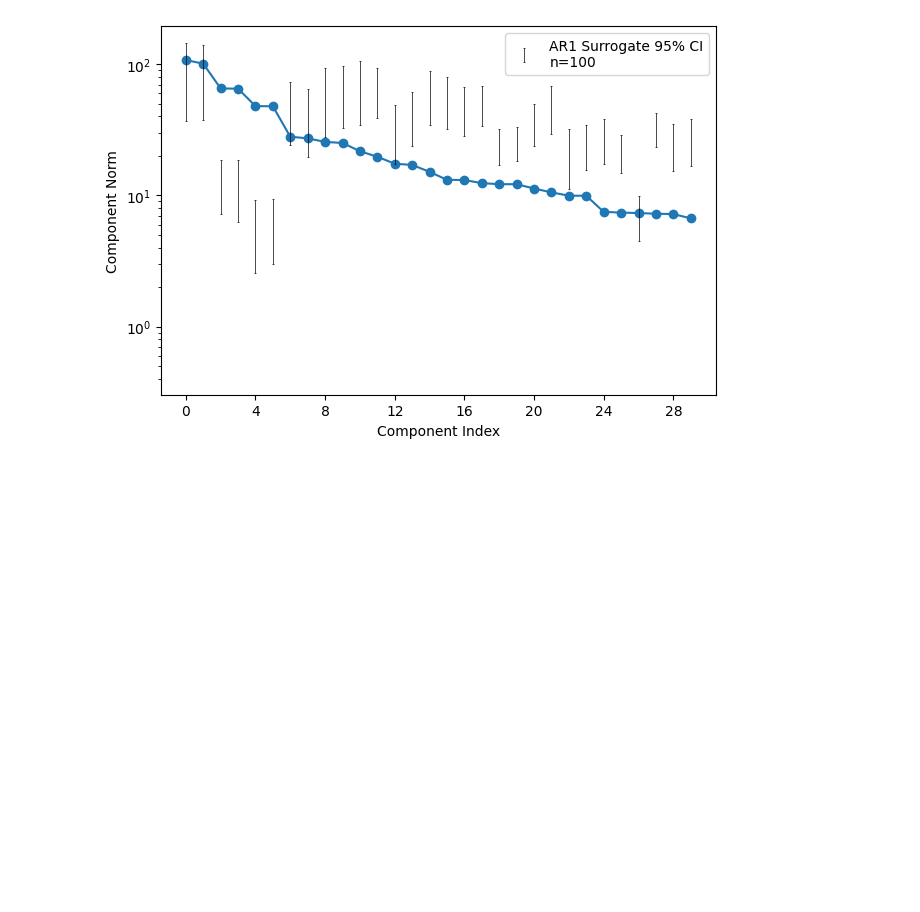
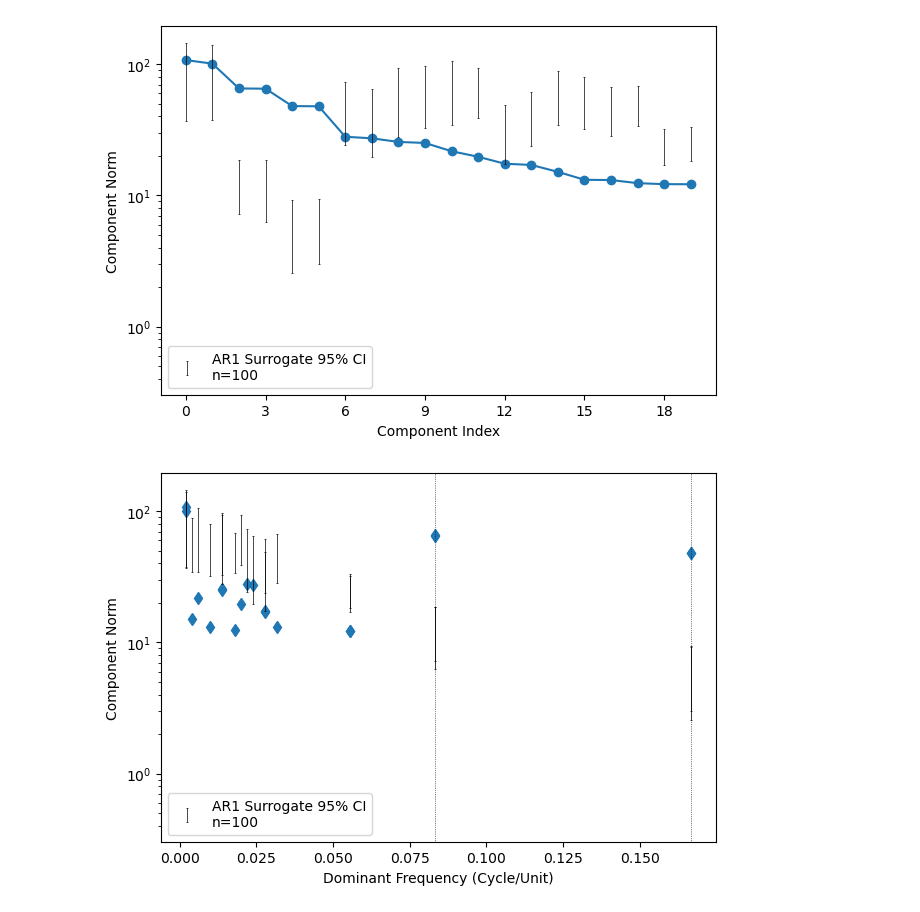
Before and after one commit to ADSCIAN/ssalib, a Jupyter notebook: notebooks/A1_montecarlo_ssa.ipynb, the cells around one changed output. Saved outputs shown, nothing was run; the diff lists cells and outputs as text; code cells hidden in the pictures; blank space fills up the shorter version.

Commit message:
Continued MonteCarloSSA tutorial writing (unfinished)

```diff
--- a/notebooks/A1_montecarlo_ssa.ipynb
+++ b/notebooks/A1_montecarlo_ssa.ipynb
@@ -21,6 +36,10 @@ sst.plot()
 # %%
-ssa = MonteCarloSSA(sst, svd_solver='sklearn_randomized', ar_order_max=1, random_seed=0)
-ssa.decompose(n_components=30)
-fig, ax = plt.subplots()
-ax.plot(ssa._timeseries_pp)
-ax.plot(ssa.surrogates[0])
+# Monte Carlo SSA
+ssa = MonteCarloSSA(
+    sst,
+    svd_solver='sklearn_randomized',
+    ar_order_max=1,  # default
+    criterion='bic',  # default
+    n_surrogates=100,  # default
+    random_seed=0
+)
@@ -30,4 +64,15 @@ ax.plot(ssa.surrogates[0])
 # %%
-fig, ax = ssa.plot(n_components=30, confidence_level=.95, marker='o')
+ssa.decompose(n_components=20)
+fig, ax = ssa.plot(n_components=20, confidence_level=.95, marker='o')
+fig, ax = ssa.plot(
+    n_components=20,
+    rank_by='freq',
+    confidence_level=.95,
+    marker='d',
+    ls='None'
+)
+_ = ax.axvline(1 / 12, color='k', lw=.5, ls=':')  # annual freq
+_ = ax.axvline(2 / 12, color='k', lw=.5, ls=':')  # semi-annual freq
 # %% [output]
-[figure, old version]
+[figure, new version]
+[figure, added]
```
Also changed, not shown: parts of 9 cells of this notebook.
